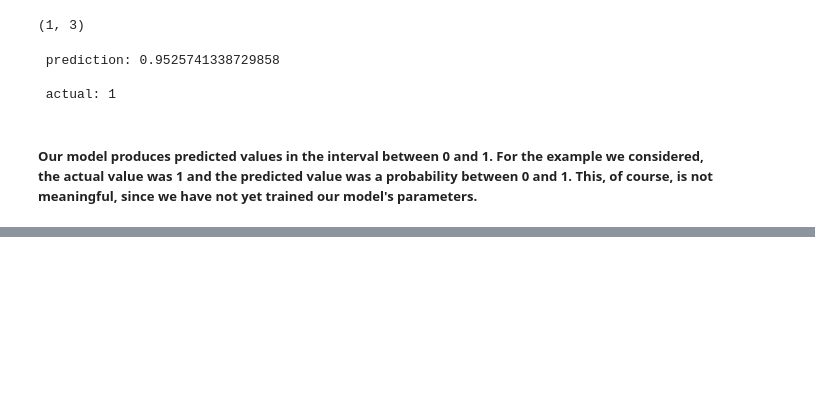
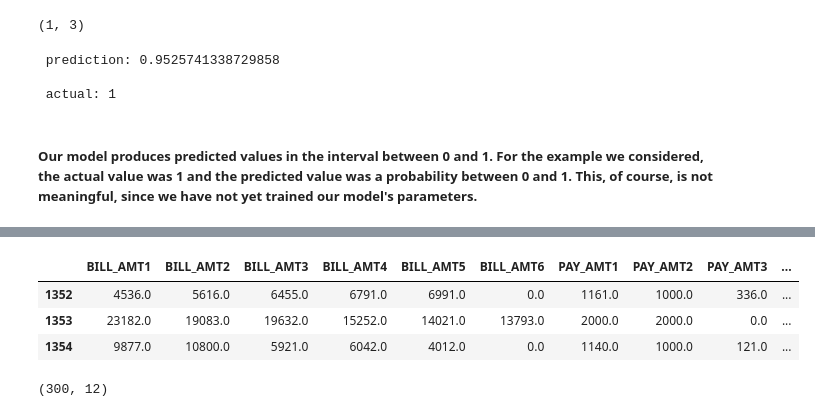
Before and after one commit to naikshubham/Deep-Learning-Using-Python, a Jupyter notebook: TensorFlow/tensorflow.ipynb, the cells around one changed output, grey strips where cells are left out. Cells and saved outputs as stored; diff of their text form; code cells hidden in the pictures; blank space fills up the shorter version.

```diff
--- a/TensorFlow/tensorflow.ipynb
+++ b/TensorFlow/tensorflow.ipynb
@@ -439,0 +492,5 @@ print('\n actual: 1')
+# %%
+dataset = pd.read_csv('data/uci_credit_card.csv')
+uci = dataset[['BILL_AMT1','BILL_AMT2','BILL_AMT3']]
+defaults = dataset['default.payment.next.month']
+uci.head()
@@ -439,0 +537,13 @@ print('\n actual: 1')
+# %%
+multiclass_dataset = dataset.iloc[1352:22787, 12:24]
+multiclass_dataset.head(3)
+# %% [output]
+|  | BILL_AMT1 | BILL_AMT2 | BILL_AMT3 | BILL_AMT4 | BILL_AMT5 | BILL_AMT6 | PAY_AMT1 | PAY_AMT2 | PAY_AMT3 | ... |
+| 1352 | 4536.0 | 5616.0 | 6455.0 | 6791.0 | 6991.0 | 0.0 | 1161.0 | 1000.0 | 336.0 | ... |
+| 1353 | 23182.0 | 19083.0 | 19632.0 | 15252.0 | 14021.0 | 13793.0 | 2000.0 | 2000.0 | 0.0 | ... |
+| 1354 | 9877.0 | 10800.0 | 5921.0 | 6042.0 | 4012.0 | 0.0 | 1140.0 | 1000.0 | 121.0 | ... |
+# %%
+borrower_features = np.array(multiclass_dataset)[:300]
+borrower_features.shape
+# %% [output]
+(300, 12)
```
Also changed, not shown: parts of 20 cells of this notebook, 2 other files.
